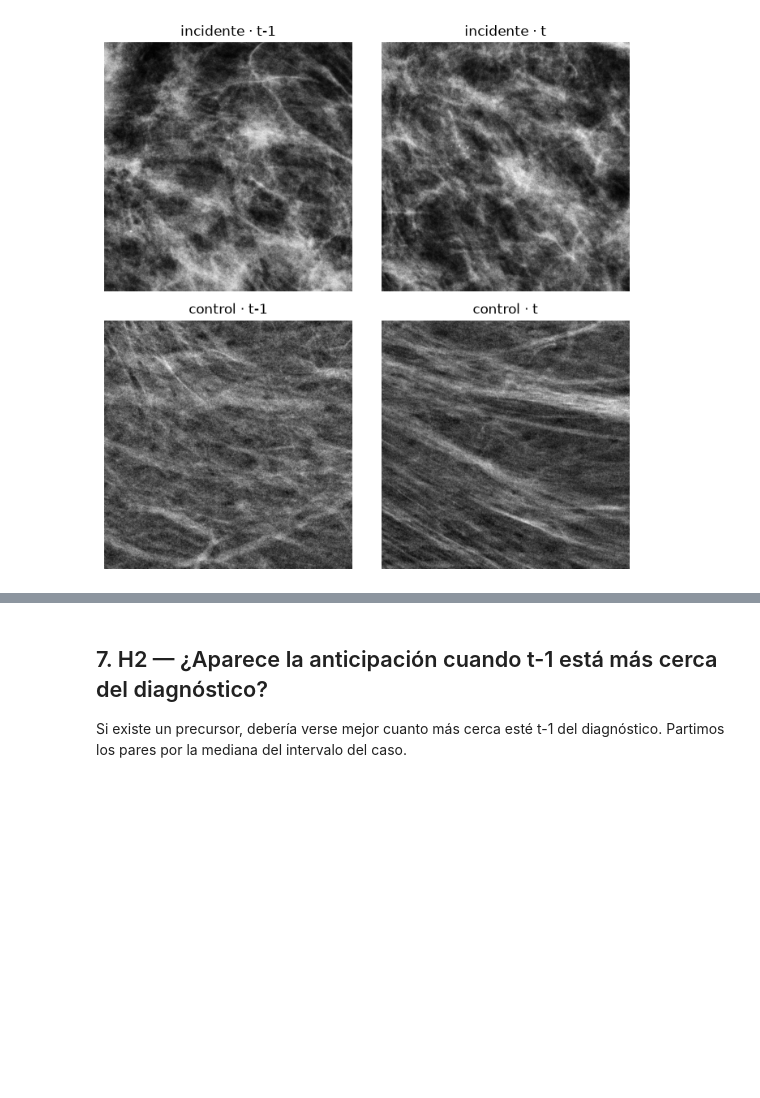
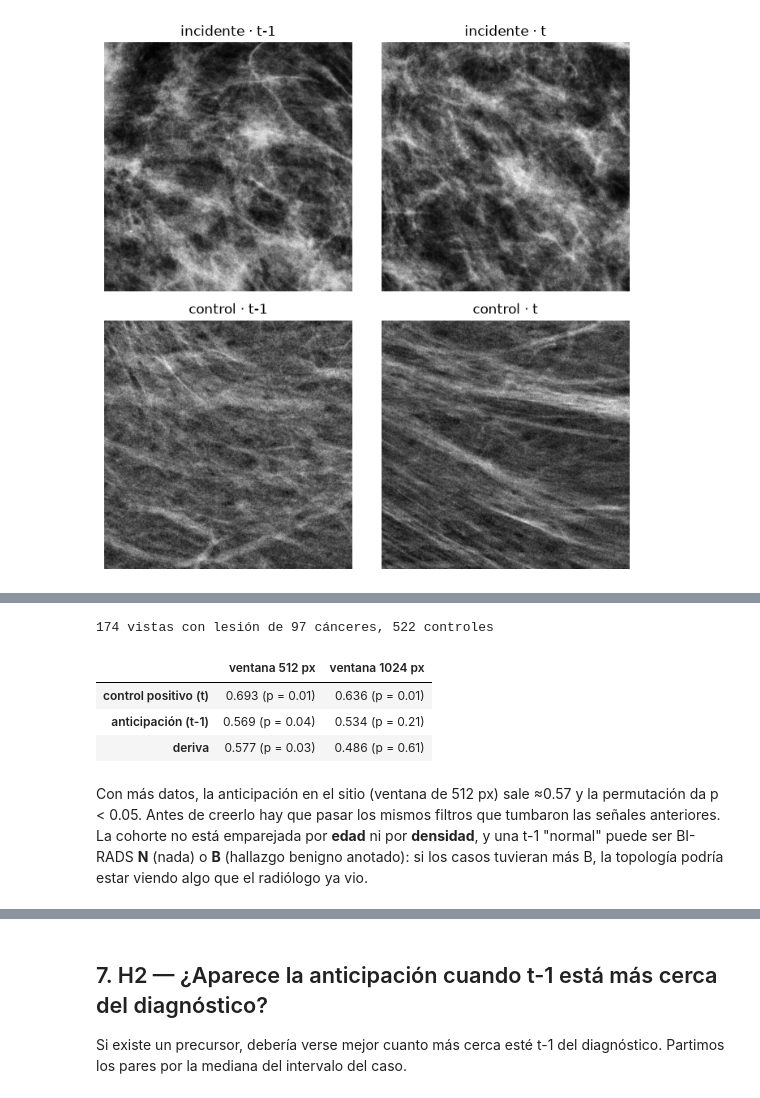
Before and after one commit to nickhernd/mammoviz-tda, a Jupyter notebook: notebooks/03_embed_longitudinal.ipynb, the cells around one changed output, grey strips where cells are left out. Saved outputs shown, nothing was run; the diff lists cells and outputs as text; code cells hidden in the pictures; blank space fills up the shorter version.

```diff
--- a/notebooks/03_embed_longitudinal.ipynb
+++ b/notebooks/03_embed_longitudinal.ipynb
@@ -331,0 +360,33 @@ plt.tight_layout(); plt.show()
+# %%
+MANIFIESTO_LESION = EMBED_DIR / "longitudinal_manifest_lesion.csv"
+res_lesion = {}
+if MANIFIESTO_LESION.exists():
+    m_les = pd.read_csv(MANIFIESTO_LESION)
+    for half in (256, 512):
+        ls.HALF = half
+        feats_l, y_l, grupos_l, sets_l = ls.compute_lesion_cohort_features(m_les, verbose=False)
+        for nombre, clave in [("control positivo (t)", "pi_t1"), ("anticipación (t-1)", "pi_t0"), ("deriva", "drift")]:
+            X = np.stack([f[clave] for f in feats_l])
+            res_lesion[(nombre, 2 * half)] = ls.permutation_auc(X, y_l, grupos_l, sets_l, n=100)
+    ls.HALF = 256
+    print(f"{int(y_l.sum())} vistas con lesión de {m_les.loc[y_l == 1, 'empi_anon'].nunique()} cánceres, "
+          f"{int((1 - y_l).sum())} controles")
+    display(pd.DataFrame({f"ventana {v} px": {n: f"{a:.3f} (p = {p:.2f})"
+                                              for (n, w), (a, p) in res_lesion.items() if w == v}
+                          for v in (512, 1024)}))
+else:
+    print("Ejecuta antes: python scripts/download_embed_longitudinal.py --lesion")
+# %% [output]
+174 vistas con lesión de 97 cánceres, 522 controles
+|  | ventana 512 px | ventana 1024 px |
+| control positivo (t) | 0.693 (p = 0.01) | 0.636 (p = 0.01) |
+| anticipación (t-1) | 0.569 (p = 0.04) | 0.534 (p = 0.21) |
+| deriva | 0.577 (p = 0.03) | 0.486 (p = 0.61) |
+# %% [markdown]
+Con más datos, la anticipación en el sitio (ventana de 512 px) sale
+≈0.57 y la permutación da p < 0.05. Antes de creerlo hay que pasar los
+mismos filtros que tumbaron las señales anteriores. La cohorte no está
+emparejada por **edad** ni por **densidad**, y una t-1 "normal" puede ser
+BI-RADS **N** (nada) o **B** (hallazgo benigno anotado): si los casos
+tuvieran más B, la topología podría estar viendo algo que el radiólogo ya
+vio.
```
Also changed, not shown: parts of 8 cells of this notebook.
